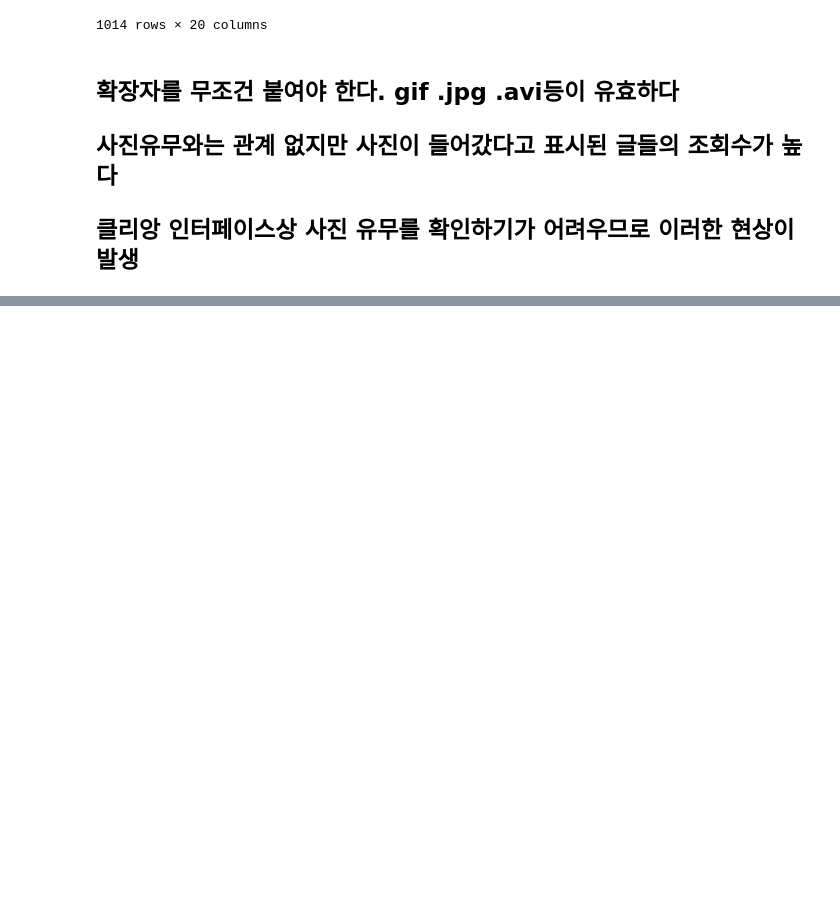
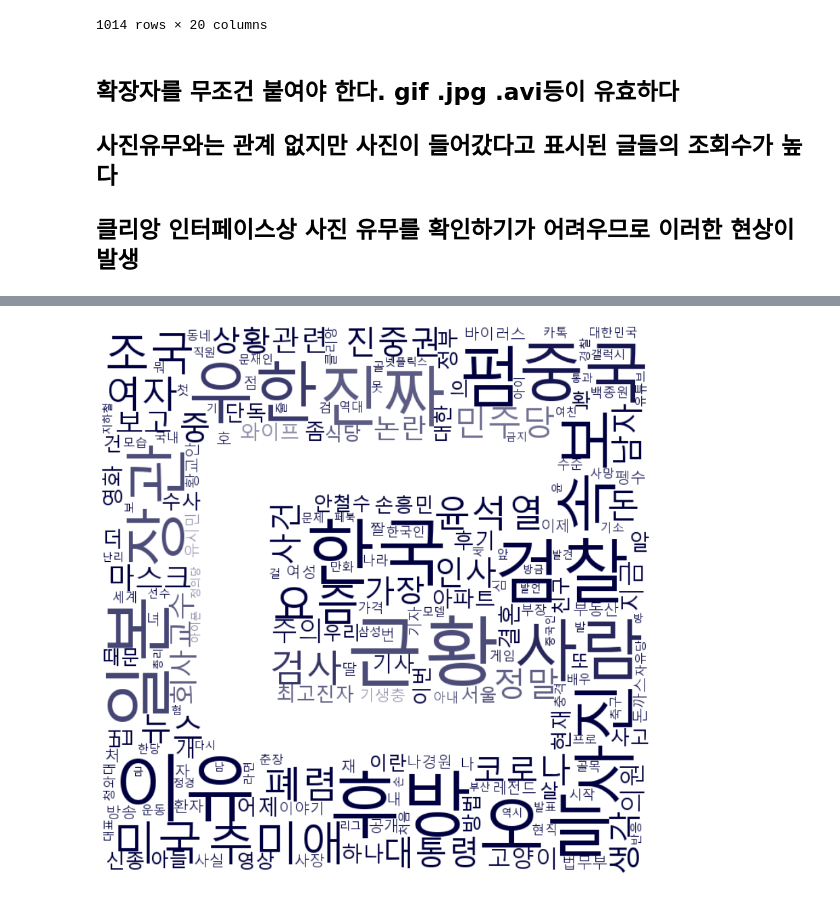
Before and after one commit to arandanito/clien, a Jupyter notebook: 03. EDA.ipynb, the cells around one changed output, grey strips where cells are left out. Cells and saved outputs as stored; diff of their text form; code cells hidden in the pictures; blank space fills up the shorter version.

```diff
--- a/03. EDA.ipynb
+++ b/03. EDA.ipynb
@@ -478,0 +438,7 @@ clien[clien['아이디']=='외선이']
+# %%
+# 불용어 추가
+stop_words = ['제','월','일','조','것','이','입','애','정',
+              '수','관','때','그','바','위','및','안','장',
+             '집','요','전','거','한','후','명','글','말','왜','분','차','저']
+words = [each_word for each_word in words if each_word not in stop_words]
+words
@@ -478,0 +463,4 @@ clien[clien['아이디']=='외선이']
+# %%
+# 상위 50개 단어 확인
+ko = nltk.Text(words)
+ko.vocab().most_common(50)
@@ -478,0 +485,28 @@ clien[clien['아이디']=='외선이']
+# %%
+# 상위 500개만  word cloud 로 그리기
+data = ko.vocab().most_common(1000)
+tmp_data = dict(data)
+# %%
+# 지도에 표시
+from PIL import Image
+import numpy as np
+Korea_coloring = np.array(Image.open('./logo3.png'))
+
+from wordcloud import ImageColorGenerator
+image_colors = ImageColorGenerator(Korea_coloring)
+# %%
+wordcloud = WordCloud(background_color="White",
+                     font_path='c:/Windows/Fonts/malgun.ttf',
+                      relative_scaling=0.2,
+                     mask=Korea_coloring,
+                     min_font_size=1,
+                     max_font_size=100,
+                      width = 1600,
+                      height = 800
+                     ).generate_from_frequencies(tmp_data)
+plt.figure(figsize=(15,15))
+plt.imshow(wordcloud.recolor(color_func=image_colors), interpolation='bilinear')
+plt.axis('off')
+plt.show()
+# %% [output]
+[figure, added]
```
Also changed, not shown: parts of 19 cells of this notebook, 3 other files.
